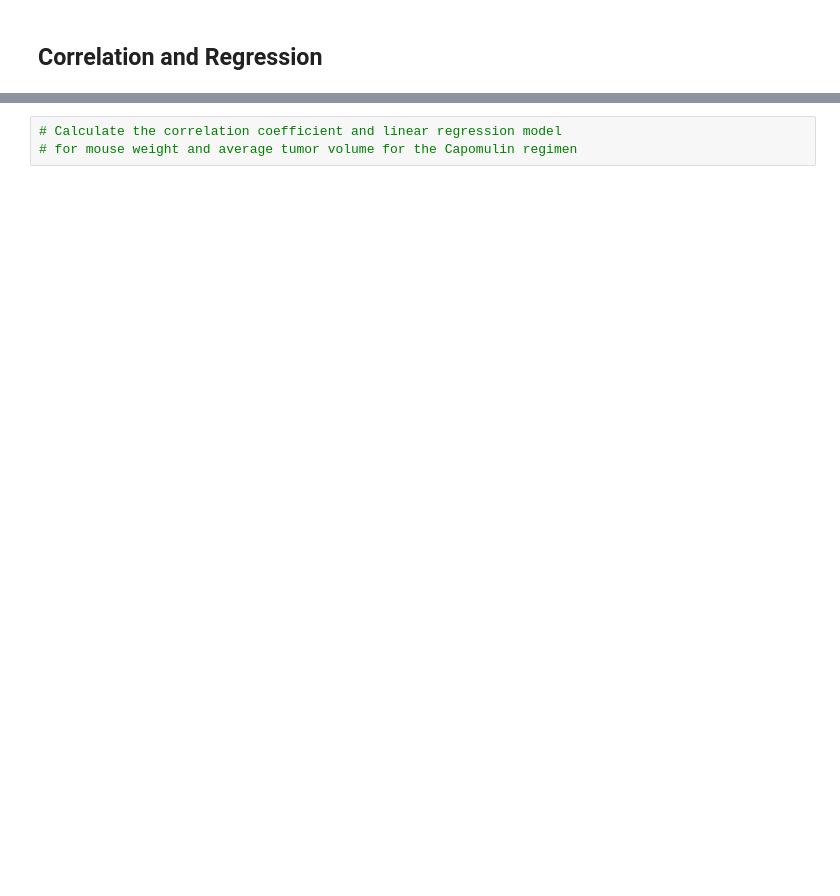
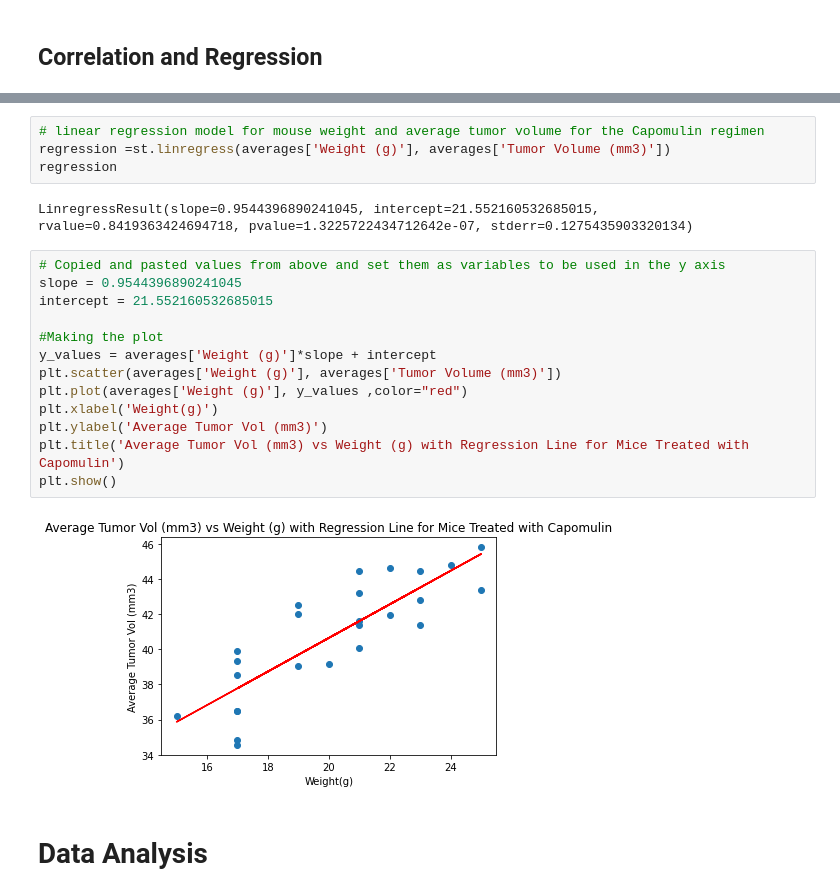
Before and after one commit to ryleenelson1397/matplotlib-challenge, a Jupyter notebook: Pymaceuticals/RNelson_Pymaceuticals .ipynb, the cells around one changed output, grey strips where cells are left out. Cells and saved outputs as stored; diff of their text form; blank space fills up the shorter version.

```diff
--- a/Pymaceuticals/RNelson_Pymaceuticals .ipynb
+++ b/Pymaceuticals/RNelson_Pymaceuticals .ipynb
@@ -320,3 +329,23 @@ plt.show()
 # %%
-# Calculate the correlation coefficient and linear regression model
-# for mouse weight and average tumor volume for the Capomulin regimen
+# linear regression model for mouse weight and average tumor volume for the Capomulin regimen
+regression =st.linregress(averages['Weight (g)'], averages['Tumor Volume (mm3)'])
+regression
+# %% [output]
+LinregressResult(slope=0.9544396890241045, intercept=21.552160532685015, rvalue=0.8419363424694718, pvalue=1.3225722434712642e-07, stderr=0.1275435903320134)
+# %%
+# Copied and pasted values from above and set them as variables to be used in the y axis
+slope = 0.9544396890241045
+intercept = 21.552160532685015
+
+#Making the plot
+y_values = averages['Weight (g)']*slope + intercept
+plt.scatter(averages['Weight (g)'], averages['Tumor Volume (mm3)'])
+plt.plot(averages['Weight (g)'], y_values ,color="red")
+plt.xlabel('Weight(g)')
+plt.ylabel('Average Tumor Vol (mm3)')
+plt.title('Average Tumor Vol (mm3) vs Weight (g) with Regression Line for Mice Treated with Capomulin')
+plt.show()
+# %% [output]
+[figure, added]
+# %% [markdown]
+# Data Analysis
```
Also changed, not shown: parts of 12 cells of this notebook.
